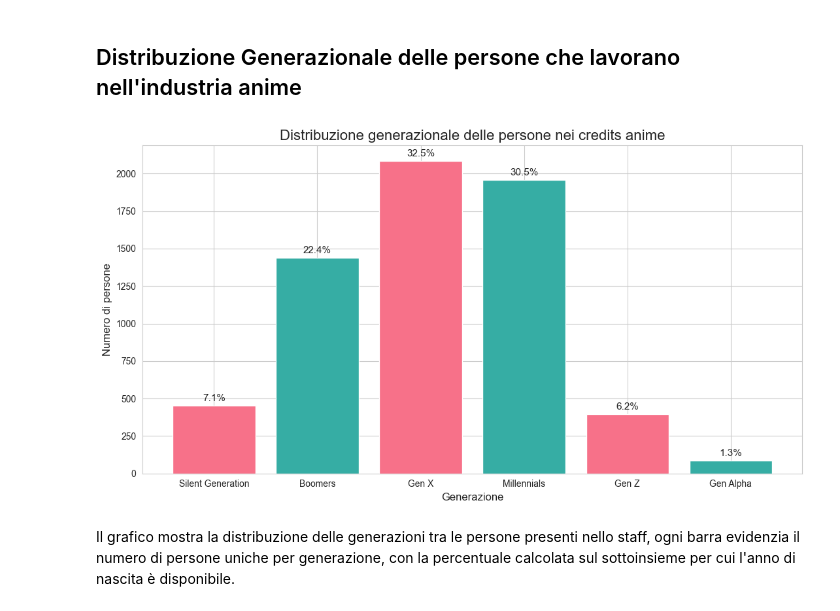
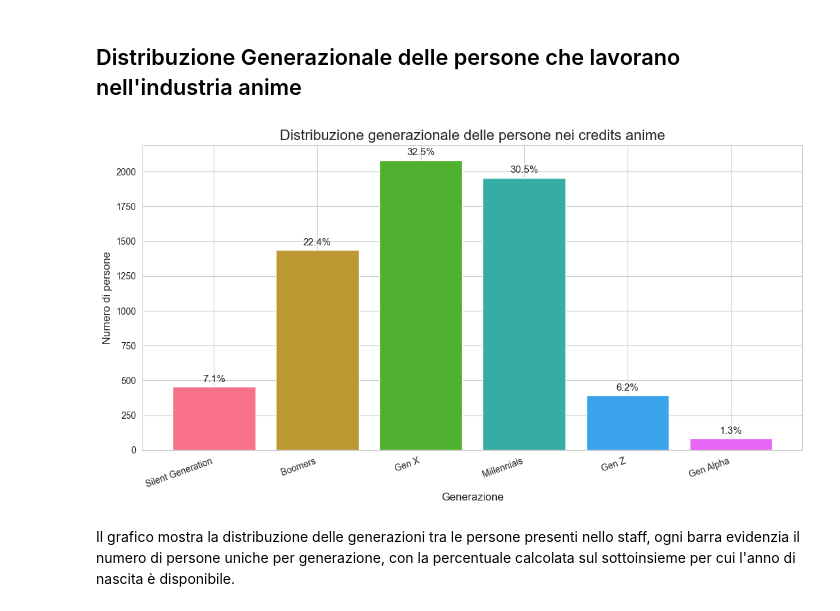
Before and after one commit to kledisateqja/hci-assignment, a Jupyter notebook: solution/notebook/storytelling.ipynb, the cells around one changed output. Saved outputs shown, nothing was run; the diff lists cells and outputs as text; code cells hidden in the pictures.

```diff
--- a/solution/notebook/storytelling.ipynb
+++ b/solution/notebook/storytelling.ipynb
@@ -880,33 +934,65 @@ La mappa evidenzia i paesi in cui è presente almeno una persona, mentre il bar
 # %% [markdown]
 ## Distribuzione Generazionale delle persone che lavorano nell'industria anime
 # %%
-staff = df_person_anime_works[["person_mal_id"]].drop_duplicates().merge(df_person_details[["person_mal_id", "birthday"]], on="person_mal_id", how="left")
+staff = (
+    df_person_anime_works[["person_mal_id"]]
+    .drop_duplicates()
+    .merge(
+        df_person_details[["person_mal_id", "birthday"]], on="person_mal_id",  how="left"
+    )
+)
+staff["birth_year"] = pd.to_datetime(
+    staff["birthday"], errors="coerce", utc=True
+).dt.year
 
-staff["birth_year"] = pd.to_datetime(staff["birthday"], errors="coerce", utc=True).dt.year
 staff.loc[~staff["birth_year"].between(1900, 2024), "birth_year"] = pd.NA
+
 tot_people = staff["person_mal_id"].nunique()
 known_people = staff.loc[staff["birth_year"].notna(), "person_mal_id"].nunique()
-labels = ["Silent Generation", "Boomers", "Gen X", "Millennials", "Gen Z", "Gen Alpha"]
-staff["generation"] = pd.cut(staff["birth_year"], bins=[-np.inf, 1945, 1964, 1980, 1996, 2012, 2024], labels=labels)
-gen_counts = staff["generation"].value_counts().reindex(labels, fill_value=0).rename_axis("generation").reset_index(name="count")
-gen_counts["share"] = (gen_counts["count"] / gen_counts["count"].sum() * 100).round(1)
-palette = sns.color_palette("husl", len(top_anime_voice))
+
+labels = [
+    "Silent Generation", "Boomers", "Gen X", "Millennials", "Gen Z", "Gen Alpha"
+]
+staff["generation"] = pd.cut(
+    staff["birth_year"], bins=[-np.inf, 1945, 1964, 1980, 1996, 2012, 2024], labels=labels
+)
+gen_counts = (
+    staff["generation"]
+    .value_counts()
+    .reindex(labels, fill_value=0)
+    .rename_axis("generation")
+    .reset_index(name="count")
+)
+gen_counts["share"] = (
+    gen_counts["count"] / gen_counts["count"].sum() * 100
+).round(1)
+
 plt.style.use("default")
 sns.set_style("whitegrid")
+palette = sns.color_palette("husl", len(gen_counts))
+
 fig, ax = plt.subplots(figsize=(11, 6), facecolor="white")
 fig.patch.set_facecolor("white")
 ax.set_facecolor("white")
 
-bars = ax.bar(gen_counts["generation"], gen_counts["count"], color=colors)
+bars = ax.bar(
+    gen_counts["generation"], gen_counts["count"], color=palette
+)
 ax.set_title("Distribuzione generazionale delle persone nei credits anime", fontsize=16)
 ax.set_xlabel("Generazione", fontsize=12)
 ax.set_ylabel("Numero di persone", fontsize=12)
+
 labels_bar = gen_counts["share"].astype(str) + "%"
-ax.bar_label(bars, labels=labels_bar, padding=3, fontsize=11)
+
+ax.bar_label(
+    bars, labels=labels_bar, padding=3,  fontsize=11
+)
+plt.xticks(rotation=20, ha="right")
+
 plt.tight_layout()
 plt.show()
 # %% [output]
-[figure, old version]
+[figure, new version]
 # %% [markdown]
 Il grafico mostra la distribuzione delle generazioni tra le persone presenti nello staff, ogni barra evidenzia il numero di persone uniche per generazione, con la percentuale calcolata sul sottoinsieme per cui l'anno di nascita è disponibile.
 # %% [markdown]
```
Also changed, not shown: parts of 19 cells of this notebook.
